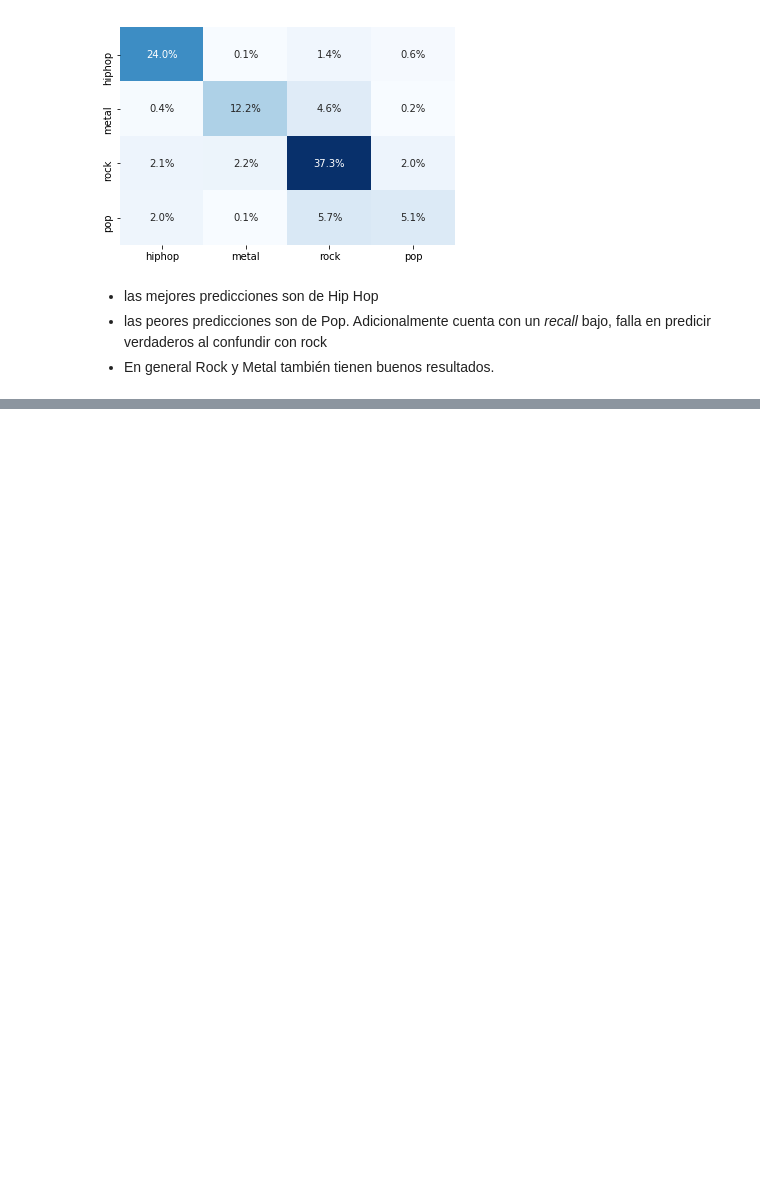
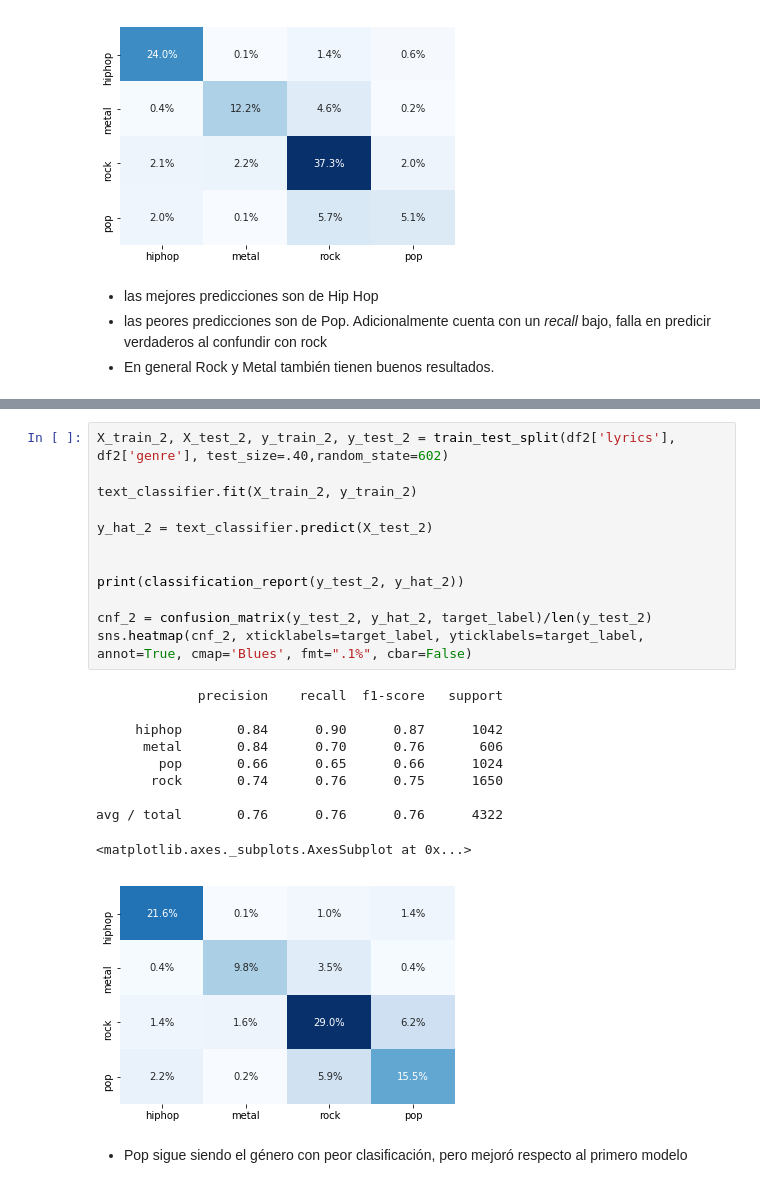
Before and after one commit to acgallar/ml-act3, a Jupyter notebook: andres-gallardo-act3-ml.ipynb, the cells around one changed output, grey strips where cells are left out. Cells and saved outputs as stored; diff of their text form; blank space fills up the shorter version.

```diff
--- a/andres-gallardo-act3-ml.ipynb
+++ b/andres-gallardo-act3-ml.ipynb
@@ -209,0 +227,25 @@ sns.heatmap(cnf, xticklabels=target_label, yticklabels=target_label, annot=True,
+# %%
+X_train_2, X_test_2, y_train_2, y_test_2 = train_test_split(df2['lyrics'], df2['genre'], test_size=.40,random_state=602)
+
+text_classifier.fit(X_train_2, y_train_2)
+
+y_hat_2 = text_classifier.predict(X_test_2)
+
+
+print(classification_report(y_test_2, y_hat_2))
+
+cnf_2 = confusion_matrix(y_test_2, y_hat_2, target_label)/len(y_test_2)
+sns.heatmap(cnf_2, xticklabels=target_label, yticklabels=target_label, annot=True, cmap='Blues', fmt=".1%", cbar=False)
+# %% [output]
+             precision    recall  f1-score   support
+
+     hiphop       0.84      0.90      0.87      1042
+      metal       0.84      0.70      0.76       606
+        pop       0.66      0.65      0.66      1024
+       rock       0.74      0.76      0.75      1650
+
+avg / total       0.76      0.76      0.76      4322
+<matplotlib.axes._subplots.AxesSubplot at 0x...>
+[figure, added]
+# %% [markdown]
+- Pop sigue siendo el género con peor clasificación, pero mejoró respecto al primero modelo
```
Also changed, not shown: parts of 5 cells of this notebook, 1 other file.
